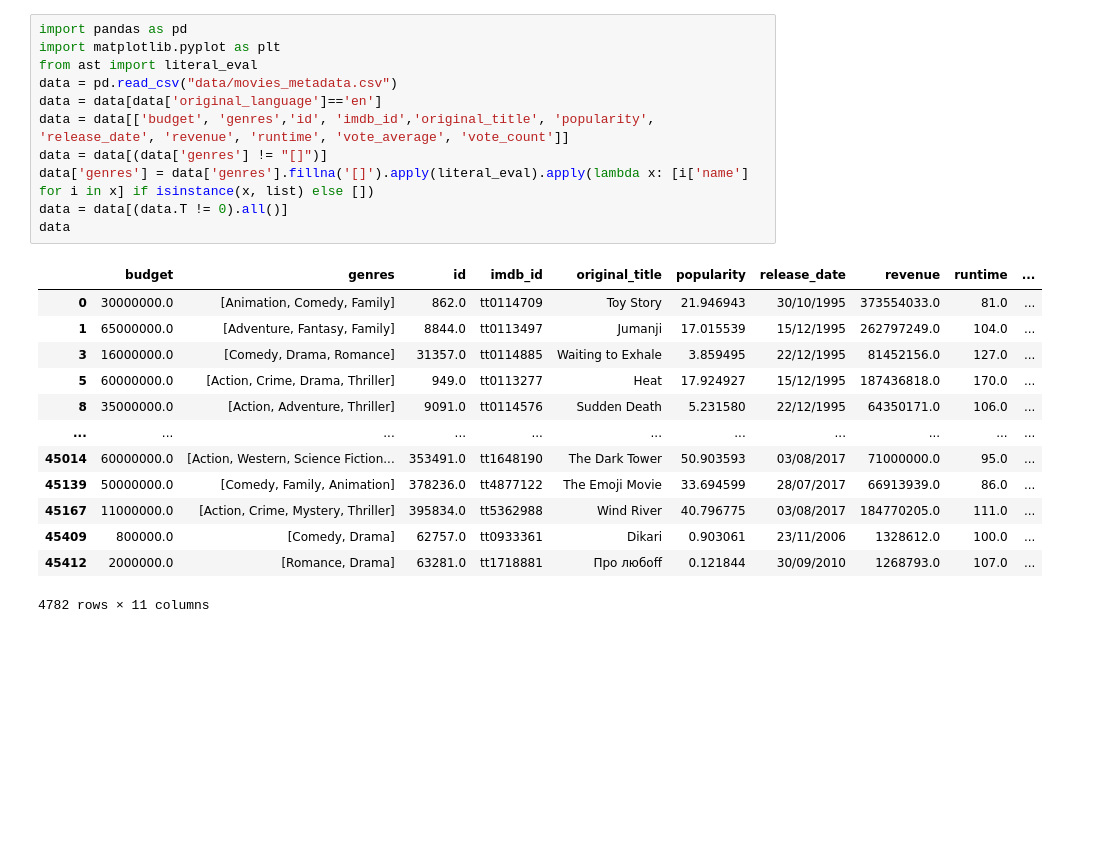
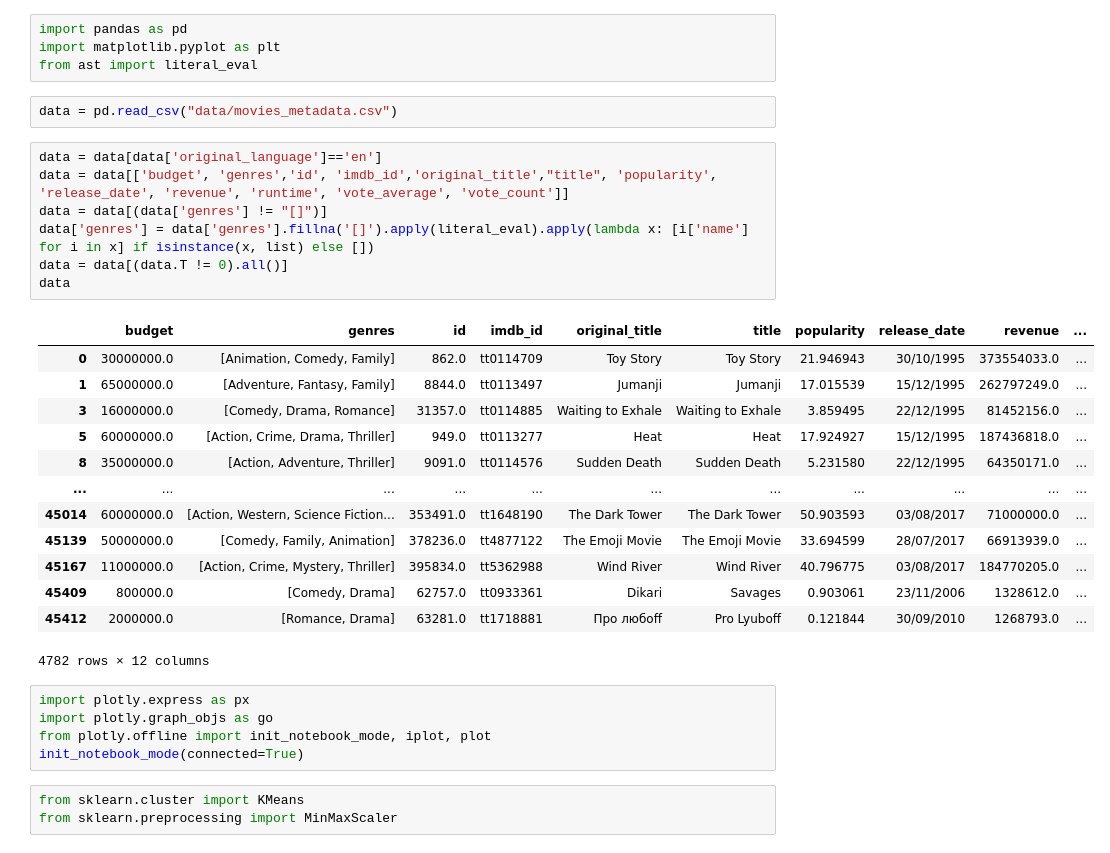
Before and after one commit to MieThorberg/MovieMatch, a Jupyter notebook: clusterCollection.ipynb, the cells around one changed output. Drawn from its saved outputs; the diff is of its cells as text; blank space fills up the shorter version.

Commit message:
clusterCollection

```diff
--- a/clusterCollection.ipynb
+++ b/clusterCollection.ipynb
@@ -1,25 +1,35 @@
+# %%
+import pandas as pd
+import matplotlib.pyplot as plt
+from ast import literal_eval
+# %%
+data = pd.read_csv("data/movies_metadata.csv")
 # %%
-import pandas as pd
-import matplotlib.pyplot as plt
-from ast import literal_eval
-data = pd.read_csv("data/movies_metadata.csv")
 data = data[data['original_language']=='en']
-data = data[['budget', 'genres','id', 'imdb_id','original_title', 'popularity', 'release_date', 'revenue', 'runtime', 'vote_average', 'vote_count']]
+data = data[['budget', 'genres','id', 'imdb_id','original_title',"title", 'popularity', 'release_date', 'revenue', 'runtime', 'vote_average', 'vote_count']]
 data = data[(data['genres'] != "[]")]
 data['genres'] = data['genres'].fillna('[]').apply(literal_eval).apply(lambda x: [i['name'] for i in x] if isinstance(x, list) else [])
 data = data[(data.T != 0).all()]
 data
 # %% [output]
-|  | budget | genres | id | imdb_id | original_title | popularity | release_date | revenue | runtime | ... |
-| 0 | 30000000.0 | [Animation, Comedy, Family] | 862.0 | tt0114709 | Toy Story | 21.946943 | 30/10/1995 | 373554033.0 | 81.0 | ... |
-| 1 | 65000000.0 | [Adventure, Fantasy, Family] | 8844.0 | tt0113497 | Jumanji | 17.015539 | 15/12/1995 | 262797249.0 | 104.0 | ... |
-| 3 | 16000000.0 | [Comedy, Drama, Romance] | 31357.0 | tt0114885 | Waiting to Exhale | 3.859495 | 22/12/1995 | 81452156.0 | 127.0 | ... |
-| 5 | 60000000.0 | [Action, Crime, Drama, Thriller] | 949.0 | tt0113277 | Heat | 17.924927 | 15/12/1995 | 187436818.0 | 170.0 | ... |
-| 8 | 35000000.0 | [Action, Adventure, Thriller] | 9091.0 | tt0114576 | Sudden Death | 5.231580 | 22/12/1995 | 64350171.0 | 106.0 | ... |
+|  | budget | genres | id | imdb_id | original_title | title | popularity | release_date | revenue | ... |
+| 0 | 30000000.0 | [Animation, Comedy, Family] | 862.0 | tt0114709 | Toy Story | Toy Story | 21.946943 | 30/10/1995 | 373554033.0 | ... |
+| 1 | 65000000.0 | [Adventure, Fantasy, Family] | 8844.0 | tt0113497 | Jumanji | Jumanji | 17.015539 | 15/12/1995 | 262797249.0 | ... |
+| 3 | 16000000.0 | [Comedy, Drama, Romance] | 31357.0 | tt0114885 | Waiting to Exhale | Waiting to Exhale | 3.859495 | 22/12/1995 | 81452156.0 | ... |
+| 5 | 60000000.0 | [Action, Crime, Drama, Thriller] | 949.0 | tt0113277 | Heat | Heat | 17.924927 | 15/12/1995 | 187436818.0 | ... |
+| 8 | 35000000.0 | [Action, Adventure, Thriller] | 9091.0 | tt0114576 | Sudden Death | Sudden Death | 5.231580 | 22/12/1995 | 64350171.0 | ... |
 | ... | ... | ... | ... | ... | ... | ... | ... | ... | ... | ... |
-| 45014 | 60000000.0 | [Action, Western, Science Fiction... | 353491.0 | tt1648190 | The Dark Tower | 50.903593 | 03/08/2017 | 71000000.0 | 95.0 | ... |
-| 45139 | 50000000.0 | [Comedy, Family, Animation] | 378236.0 | tt4877122 | The Emoji Movie | 33.694599 | 28/07/2017 | 66913939.0 | 86.0 | ... |
-| 45167 | 11000000.0 | [Action, Crime, Mystery, Thriller] | 395834.0 | tt5362988 | Wind River | 40.796775 | 03/08/2017 | 184770205.0 | 111.0 | ... |
-| 45409 | 800000.0 | [Comedy, Drama] | 62757.0 | tt0933361 | Dikari | 0.903061 | 23/11/2006 | 1328612.0 | 100.0 | ... |
-| 45412 | 2000000.0 | [Romance, Drama] | 63281.0 | tt1718881 | Про любоff | 0.121844 | 30/09/2010 | 1268793.0 | 107.0 | ... |
+| 45014 | 60000000.0 | [Action, Western, Science Fiction... | 353491.0 | tt1648190 | The Dark Tower | The Dark Tower | 50.903593 | 03/08/2017 | 71000000.0 | ... |
+| 45139 | 50000000.0 | [Comedy, Family, Animation] | 378236.0 | tt4877122 | The Emoji Movie | The Emoji Movie | 33.694599 | 28/07/2017 | 66913939.0 | ... |
+| 45167 | 11000000.0 | [Action, Crime, Mystery, Thriller] | 395834.0 | tt5362988 | Wind River | Wind River | 40.796775 | 03/08/2017 | 184770205.0 | ... |
+| 45409 | 800000.0 | [Comedy, Drama] | 62757.0 | tt0933361 | Dikari | Savages | 0.903061 | 23/11/2006 | 1328612.0 | ... |
+| 45412 | 2000000.0 | [Romance, Drama] | 63281.0 | tt1718881 | Про любоff | Pro Lyuboff | 0.121844 | 30/09/2010 | 1268793.0 | ... |
-4782 rows × 11 columns
+4782 rows × 12 columns
+# %%
+import plotly.express as px
+import plotly.graph_objs as go
+from plotly.offline import init_notebook_mode, iplot, plot
+init_notebook_mode(connected=True)
+# %%
+from sklearn.cluster import KMeans
+from sklearn.preprocessing import MinMaxScaler
```
Also changed, not shown: parts of 7 cells of this notebook.
